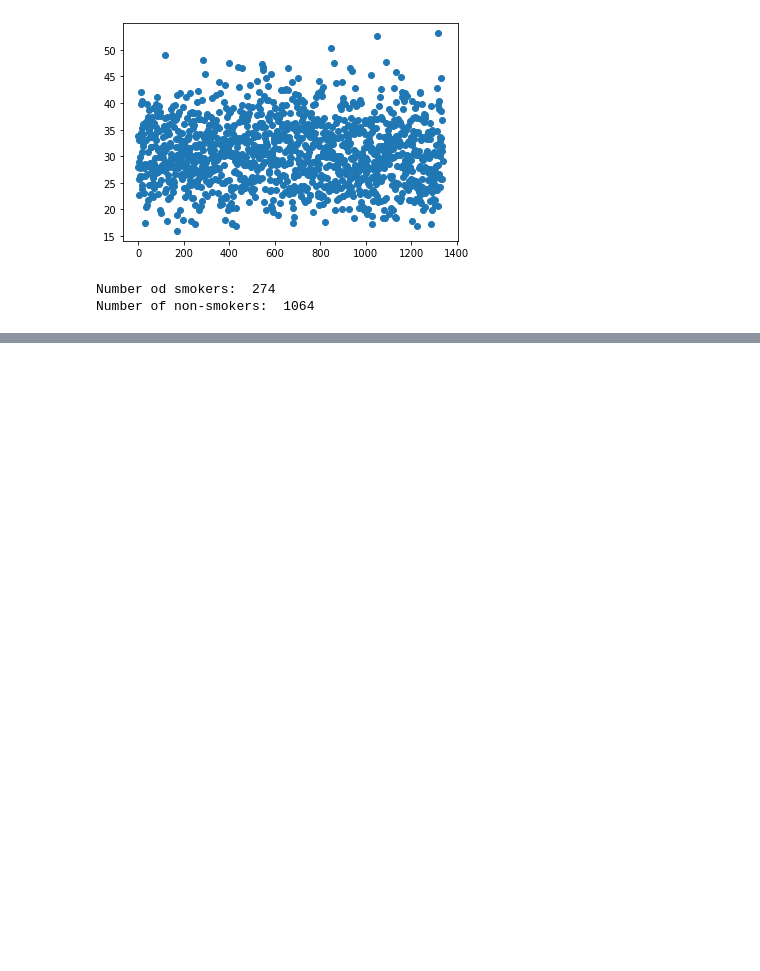
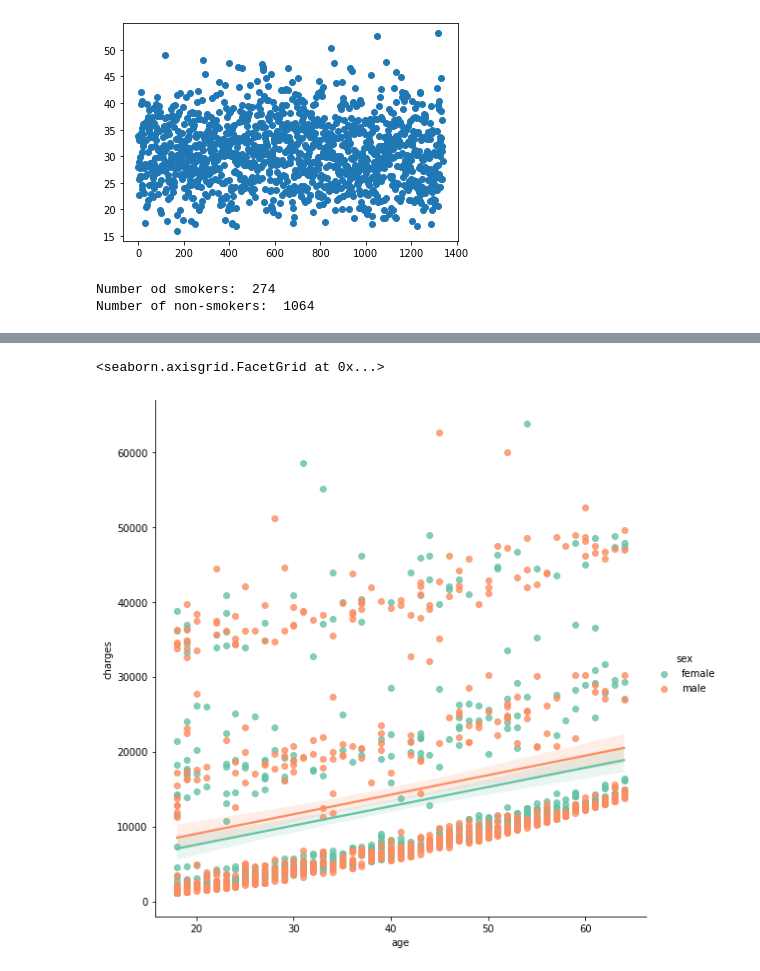
Before and after one commit to jumikao/USA_Medical_Insurance_Analysis_-Linear_Regression_project-, a Jupyter notebook: Untitled1.ipynb, the cells around one changed output, grey strips where cells are left out. Drawn from its saved outputs; the diff is of its cells as text; code cells hidden in the pictures; blank space fills up the shorter version.

```diff
--- a/Untitled1.ipynb
+++ b/Untitled1.ipynb
@@ -232,0 +260,7 @@ Number of non-smokers:  1064
+# %%
+
+
+sns.lmplot(x="age", y="charges", data=all_data, hue="sex", size=(8), palette=sns.color_palette("Set2",10))
+# %% [output]
+<seaborn.axisgrid.FacetGrid at 0x...>
+[figure, added]
```
Also changed, not shown: parts of 9 cells of this notebook, 1 other file.
